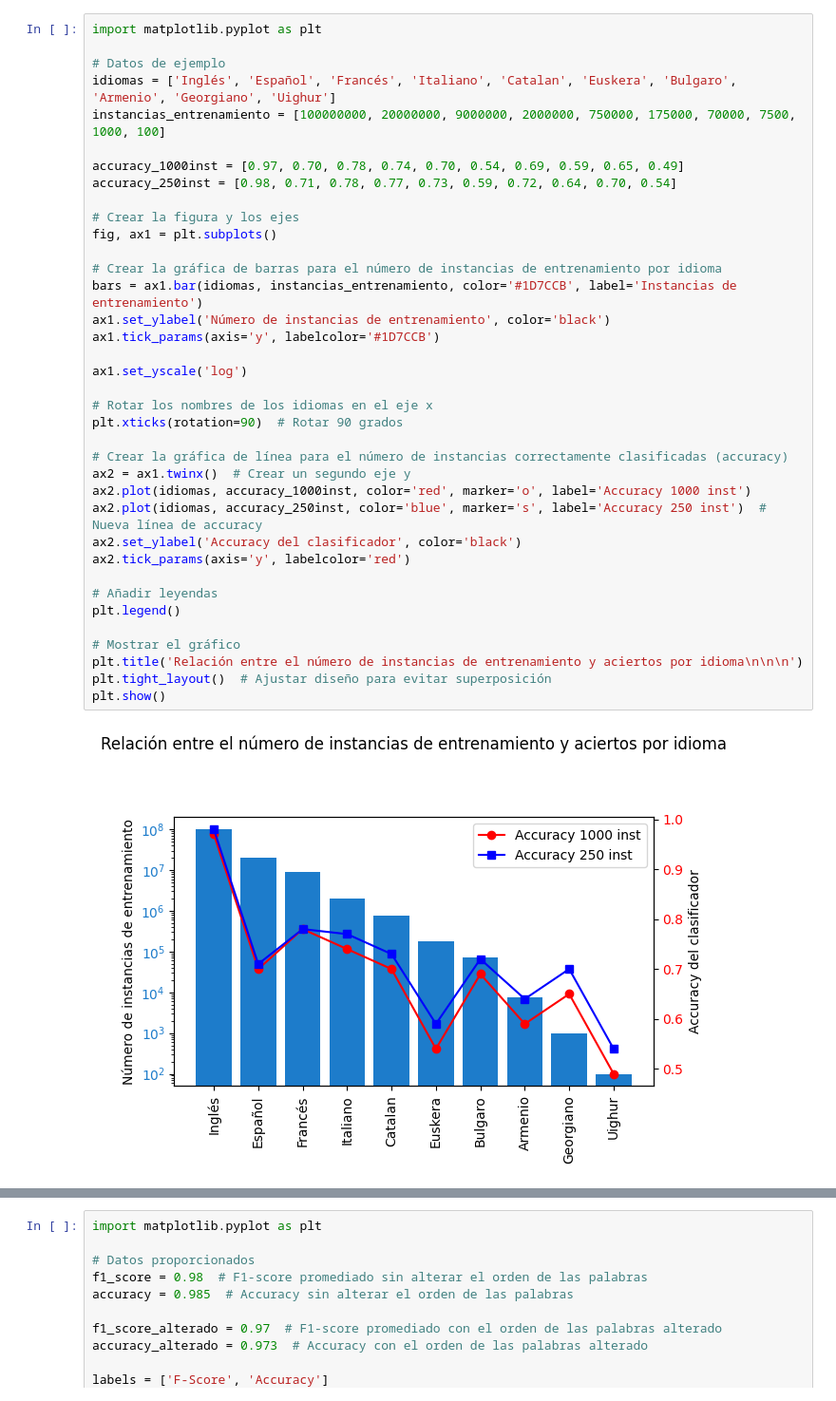
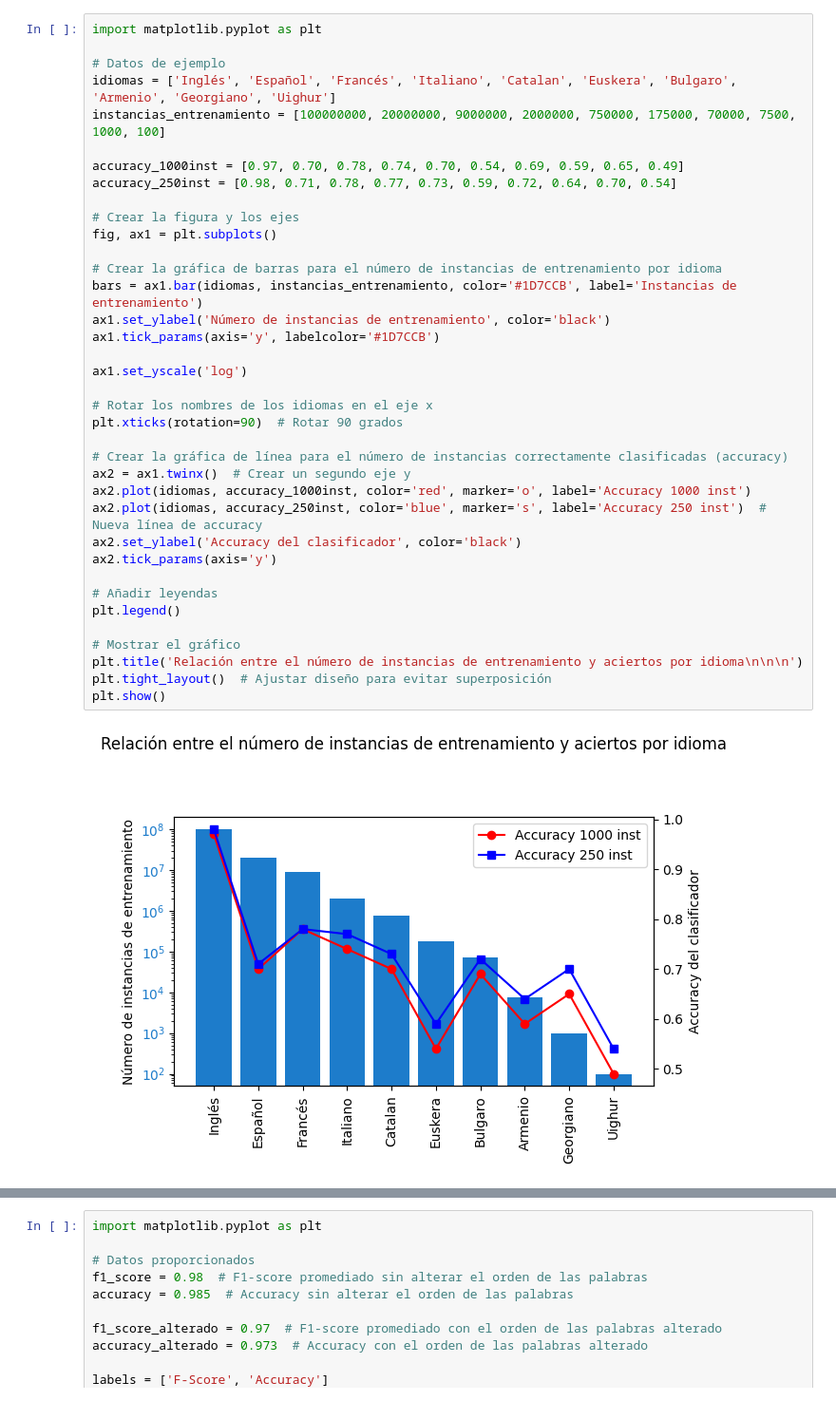
Before and after one commit to Sergiom8m/Supervised_clasification_RQ, a Jupyter notebook: notebooks/Charts.ipynb, the cells around one changed output, grey strips where cells are left out. Shown: that part at 95% size. Cells and saved outputs as stored; diff of their text form.

Commit message:
charts

```diff
--- a/notebooks/Charts.ipynb
+++ b/notebooks/Charts.ipynb
@@ -8,35 +8,35 @@ instancias_entrenamiento = [100000000, 20000000, 9000000, 2000000, 750000, 17500
 accuracy_1000inst = [0.97, 0.70, 0.78, 0.74, 0.70, 0.54, 0.69, 0.59, 0.65, 0.49]
 accuracy_250inst = [0.98, 0.71, 0.78, 0.77, 0.73, 0.59, 0.72, 0.64, 0.70, 0.54]
 
 # Crear la figura y los ejes
 fig, ax1 = plt.subplots()
 
 # Crear la gráfica de barras para el número de instancias de entrenamiento por idioma
 bars = ax1.bar(idiomas, instancias_entrenamiento, color='#1D7CCB', label='Instancias de entrenamiento')
 ax1.set_ylabel('Número de instancias de entrenamiento', color='black')
 ax1.tick_params(axis='y', labelcolor='#1D7CCB')
 
 ax1.set_yscale('log')
 
 # Rotar los nombres de los idiomas en el eje x
 plt.xticks(rotation=90)  # Rotar 90 grados
 
 # Crear la gráfica de línea para el número de instancias correctamente clasificadas (accuracy)
 ax2 = ax1.twinx()  # Crear un segundo eje y
 ax2.plot(idiomas, accuracy_1000inst, color='red', marker='o', label='Accuracy 1000 inst')
 ax2.plot(idiomas, accuracy_250inst, color='blue', marker='s', label='Accuracy 250 inst')  # Nueva línea de accuracy
 ax2.set_ylabel('Accuracy del clasificador', color='black')
-ax2.tick_params(axis='y', labelcolor='red')
+ax2.tick_params(axis='y')
 
 # Añadir leyendas
 plt.legend()
 
 # Mostrar el gráfico
 plt.title('Relación entre el número de instancias de entrenamiento y aciertos por idioma\n\n\n')
 plt.tight_layout()  # Ajustar diseño para evitar superposición
 plt.show()
 # %% [output]
-[figure, old version]
+[figure, new version]
 # %%
 import matplotlib.pyplot as plt
 from matplotlib.ticker import ScalarFormatter
```
Also changed, not shown: parts of 2 cells of this notebook.
